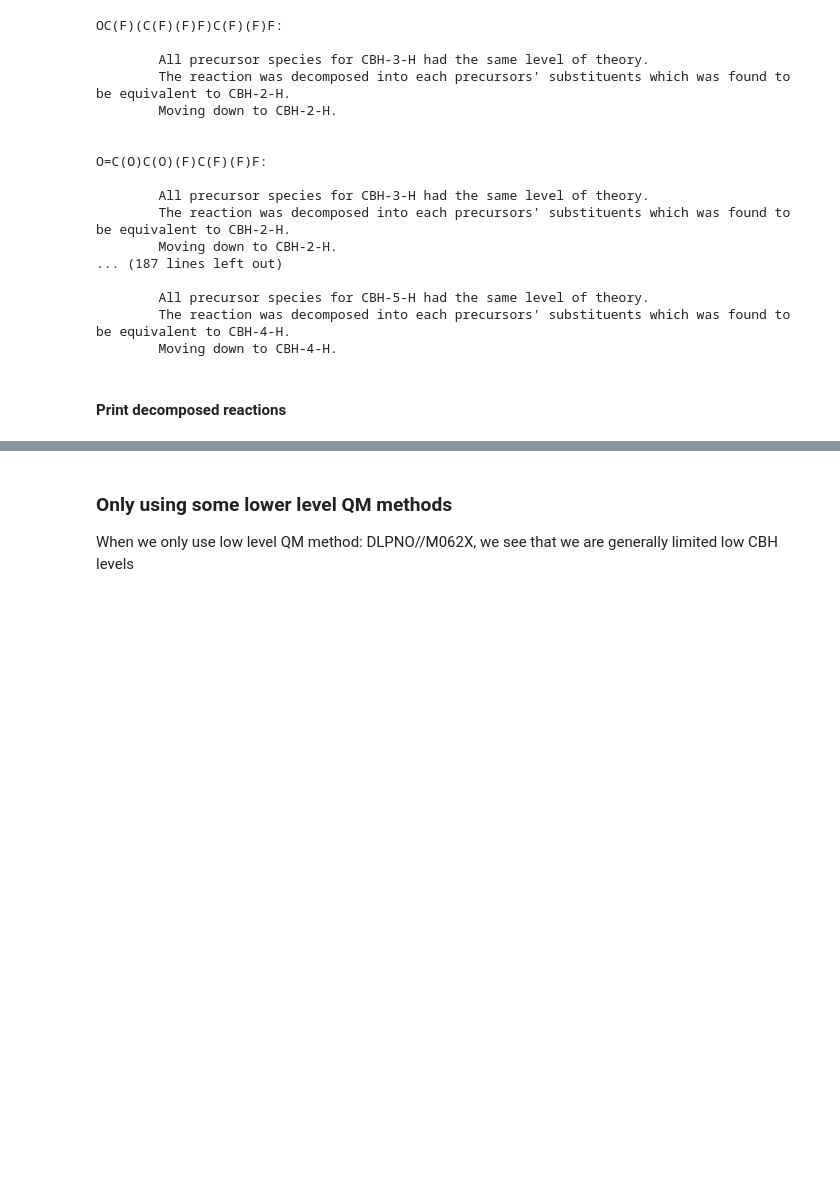
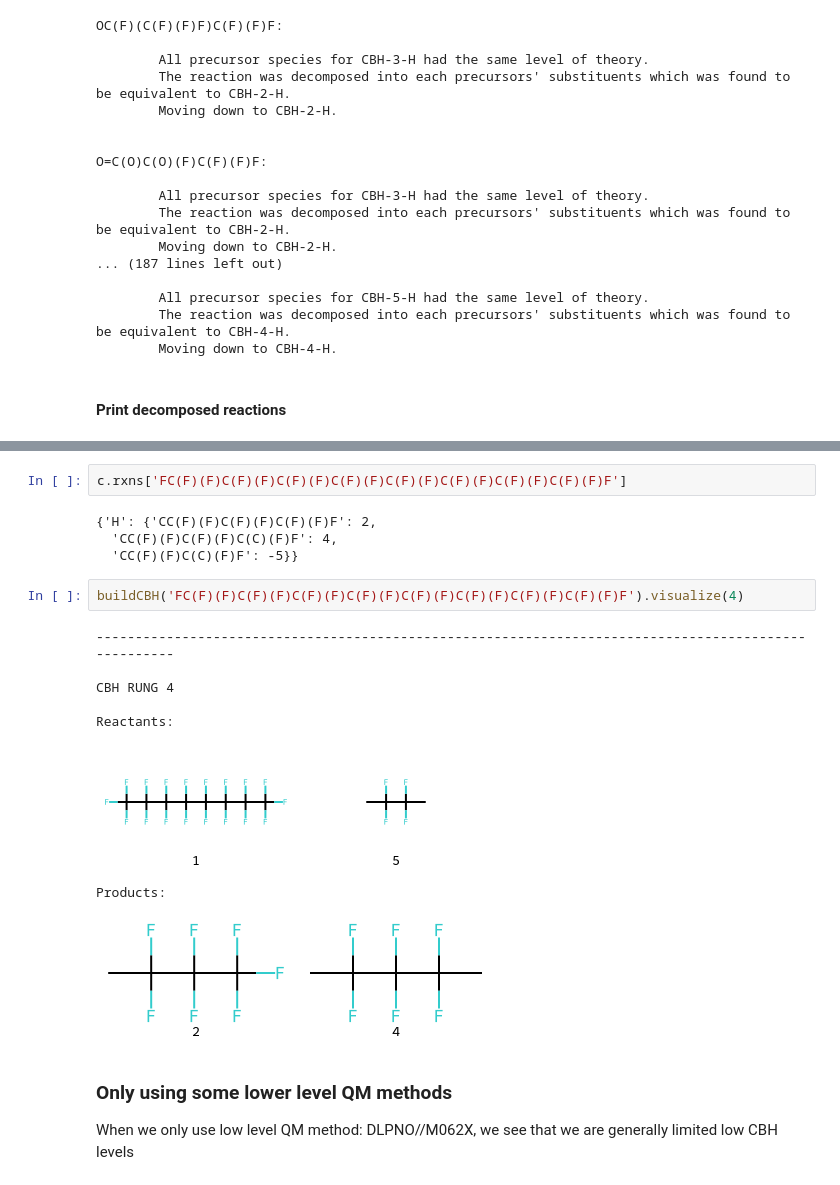
Before and after one commit to franklingoldsmith/autocbh, a Jupyter notebook: examples/autoCBH Tutorial.ipynb, the cells around one changed output, grey strips where cells are left out. Drawn from its saved outputs; the diff is of its cells as text; blank space fills up the shorter version.

```diff
--- a/examples/autoCBH Tutorial.ipynb
+++ b/examples/autoCBH Tutorial.ipynb
@@ -396,4 +396,21 @@ c.rxns
    'CC(F)(F)C(C)(F)F': -5}}}
+# %%
+c.rxns['FC(F)(F)C(F)(F)C(F)(F)C(F)(F)C(F)(F)C(F)(F)C(F)(F)C(F)(F)F']
+# %% [output]
+{'H': {'CC(F)(F)C(F)(F)C(F)(F)F': 2,
+  'CC(F)(F)C(F)(F)C(C)(F)F': 4,
+  'CC(F)(F)C(C)(F)F': -5}}
+# %%
+buildCBH('FC(F)(F)C(F)(F)C(F)(F)C(F)(F)C(F)(F)C(F)(F)C(F)(F)C(F)(F)F').visualize(4)
+# %% [output]
+-----------------------------------------------------------------------------------------------------
+
+CBH RUNG 4
+
+Reactants:
+[figure, added]
+Products:
+[figure, added]
 # %% [markdown]
 ### Only using some lower level QM methods
 When we only use low level QM method: DLPNO//M062X, we see that we are generally limited low CBH levels
```
Also changed, not shown: parts of 16 cells of this notebook, 2 other files.
